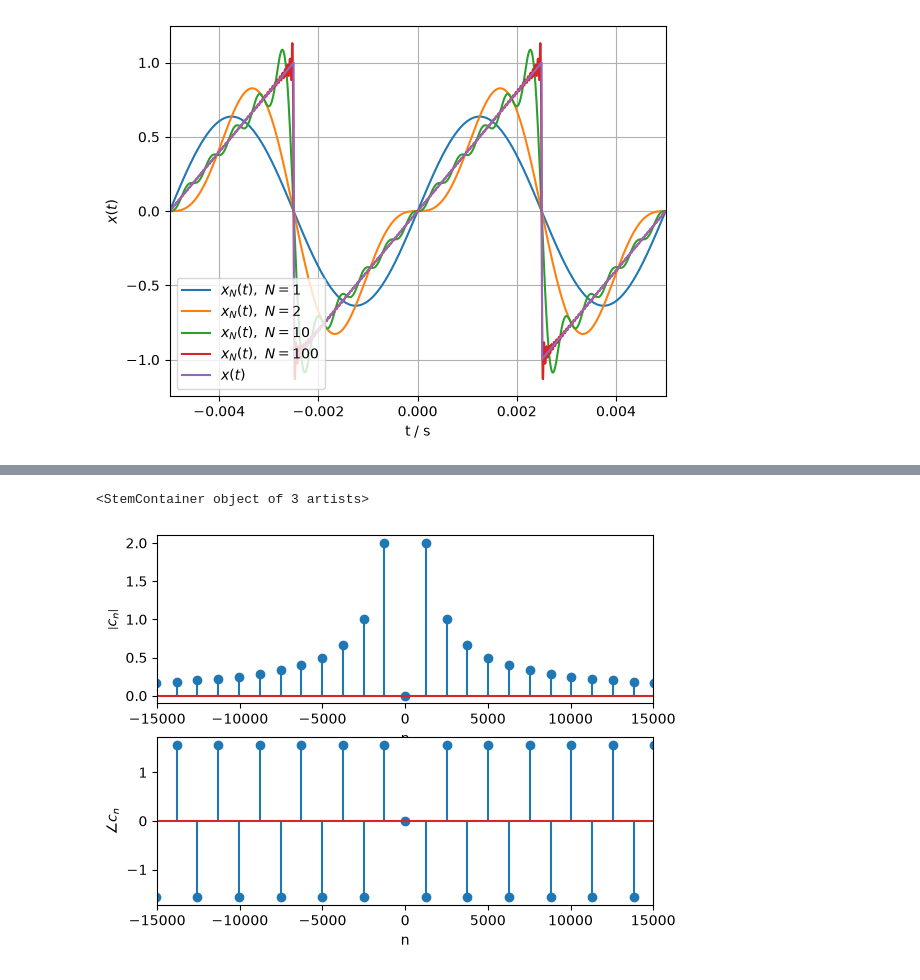
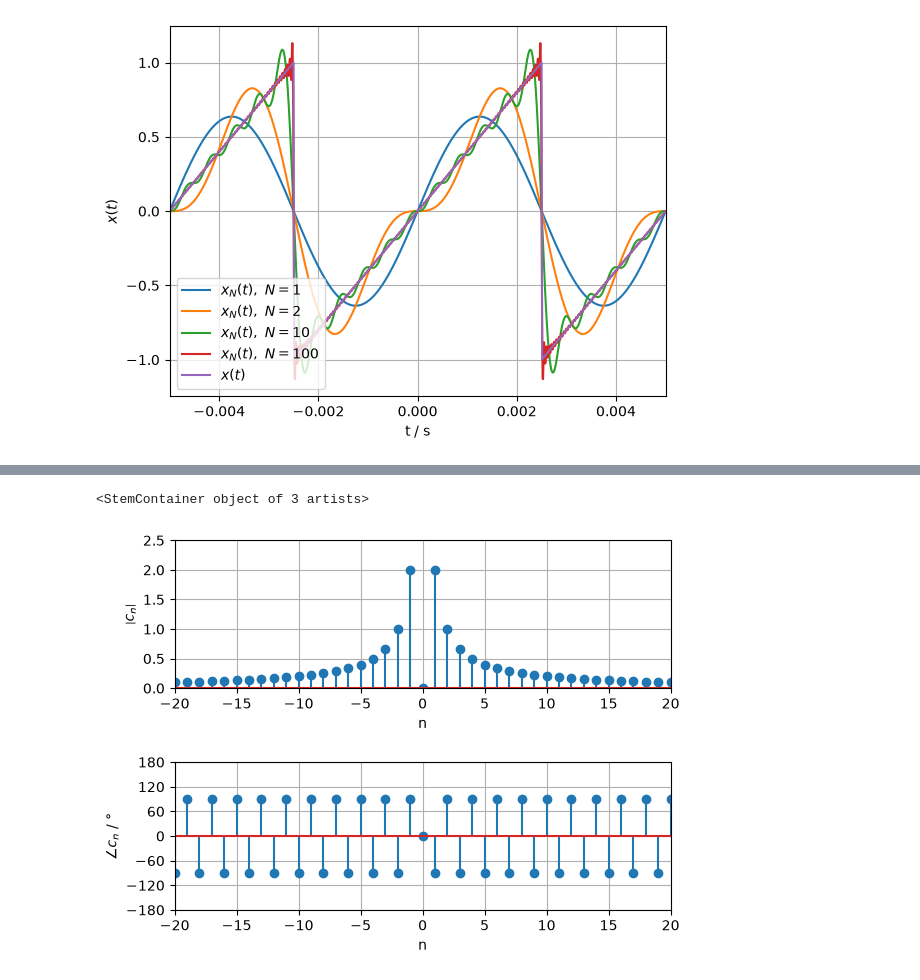
Before and after one commit to NelsonWiltebo/Signals-and-Transformers-Assigments, a Jupyter notebook: Assignment 2.ipynb, the cells around one changed output, grey strips where cells are left out. Saved outputs shown, nothing was run; the diff lists cells and outputs as text; code cells hidden in the pictures.

```diff
--- a/Assignment 2.ipynb
+++ b/Assignment 2.ipynb
@@ -87,30 +89,38 @@ $$
 # %%
 T_0 = 5 * 10 ** -3
 w_0 = 2 * np.pi / T_0
 
 M = 100
 
-n = np.arange(-M, M + 1, 1)
-wn = n * w_0
+k = np.arange(-M, M + 1, 1)
+wn = k * w_0
 
-c_n = np.zeros(len(n), dtype=complex)
-nz = n != 0
-c_n[nz] = ((-1.0) ** n[nz]) * (1j) * (1 / (n[nz] * np.pi))
+# AI generated
+c_n = np.zeros(len(k), dtype=complex)
+nz = k != 0
+c_n[nz] = ((-1.0) ** k[nz]) * (1j) * (1 / (k[nz] * np.pi))
+# AI generated stops here
 
 Xn = 2 * np.pi * c_n
 
 fig, ax = plt.subplots(2, 1)
+ax[0].grid()
+ax[1].grid()
+fig.subplots_adjust(hspace=0.5) # AI used here
 
-ax[0].set_xlim(-15 * 10 ** 3, 15 * 10 ** 3)
+ax[0].set_xlim(-20, 20)
 ax[0].set_xlabel('n')
+ax[0].set_ylim(0, 2.5)
 ax[0].set_ylabel('$\\left| c_n \\right|$')
 
-ax[1].set_xlim(-15 * 10 ** 3, 15 * 10 ** 3)
+ax[1].set_xlim(-20, 20)
 ax[1].set_xlabel('n')
-ax[1].set_ylabel('$\\angle c_n$')
+ax[1].set_ylim(-180, 180)
+ax[1].set_yticks(np.arange(-180, 181, 60)) # AI used here
+ax[1].set_ylabel('$\\angle c_n$ / °')
 
-ax[0].stem(wn, np.abs(Xn))
-ax[1].stem(wn, np.angle(Xn))
+ax[0].stem(k, np.abs(Xn))
+ax[1].stem(k, 180 / np.pi * np.angle(Xn))
 # %% [output]
 <StemContainer object of 3 artists>
-[figure, old version]
+[figure, new version]
```
Also changed, not shown: parts of 9 cells of this notebook.
